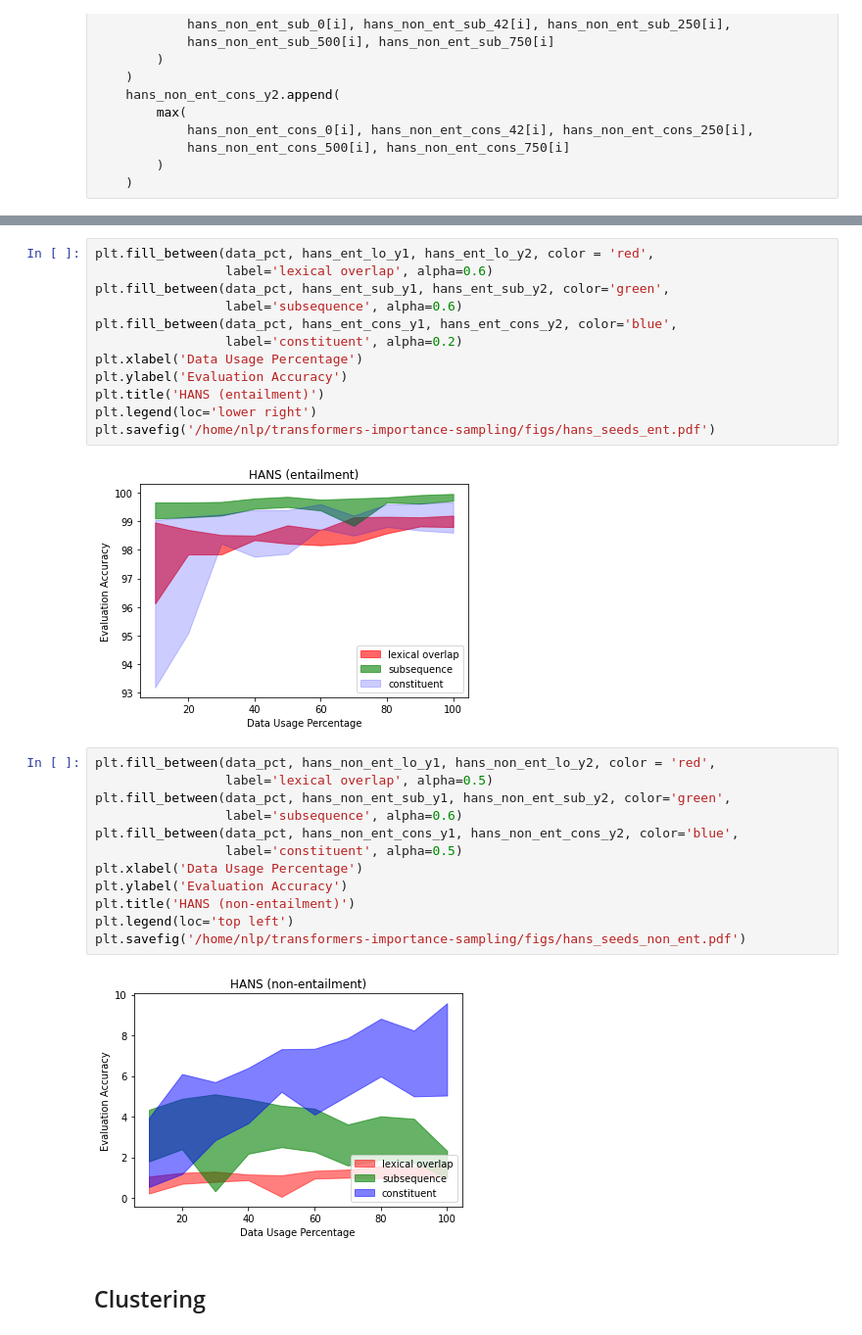
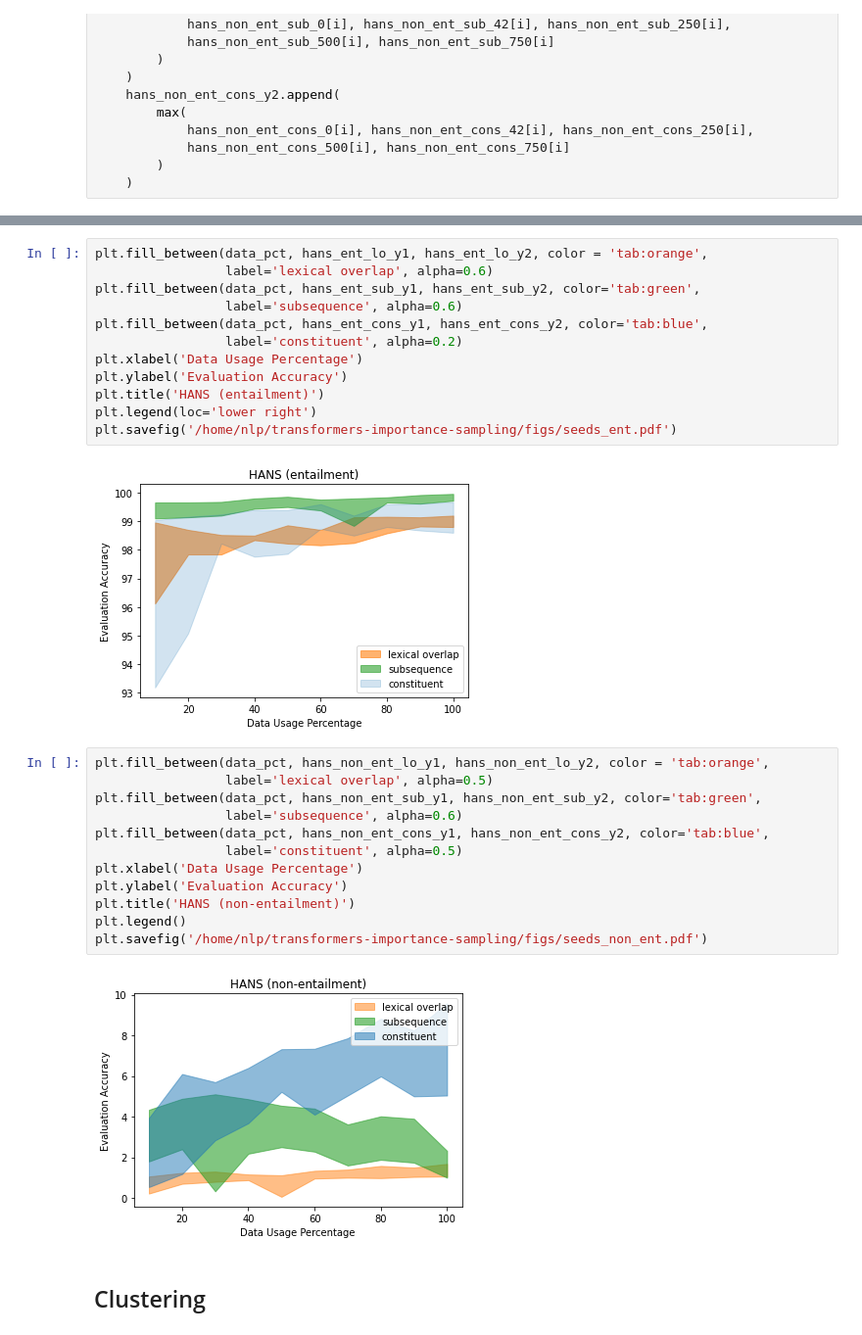
Before and after one commit to prajjwal1/generalize_lm_nli, a Jupyter notebook: nbs/graph_plots_paper.ipynb, the cells around one changed output, grey strips where cells are left out. Shown at 98% size. Saved outputs shown, nothing was run; the diff lists cells and outputs as text.

```diff
--- a/nbs/graph_plots_paper.ipynb
+++ b/nbs/graph_plots_paper.ipynb
@@ -199,33 +199,33 @@ plt.savefig('/home/nlp/transformers-importance-sampling/figs/mnli_variable_data_
 # %% [output]
 [figure]
 # %%
-plt.fill_between(data_pct, hans_ent_lo_y1, hans_ent_lo_y2, color = 'red',
+plt.fill_between(data_pct, hans_ent_lo_y1, hans_ent_lo_y2, color = 'tab:orange',
                  label='lexical overlap', alpha=0.6)
-plt.fill_between(data_pct, hans_ent_sub_y1, hans_ent_sub_y2, color='green',
+plt.fill_between(data_pct, hans_ent_sub_y1, hans_ent_sub_y2, color='tab:green',
                  label='subsequence', alpha=0.6)
-plt.fill_between(data_pct, hans_ent_cons_y1, hans_ent_cons_y2, color='blue',
+plt.fill_between(data_pct, hans_ent_cons_y1, hans_ent_cons_y2, color='tab:blue',
                  label='constituent', alpha=0.2)
 plt.xlabel('Data Usage Percentage')
 plt.ylabel('Evaluation Accuracy')
 plt.title('HANS (entailment)')
 plt.legend(loc='lower right')
-plt.savefig('/home/nlp/transformers-importance-sampling/figs/hans_seeds_ent.pdf')
+plt.savefig('/home/nlp/transformers-importance-sampling/figs/seeds_ent.pdf')
 # %% [output]
-[figure, old version]
+[figure, new version]
 # %%
-plt.fill_between(data_pct, hans_non_ent_lo_y1, hans_non_ent_lo_y2, color = 'red',
+plt.fill_between(data_pct, hans_non_ent_lo_y1, hans_non_ent_lo_y2, color = 'tab:orange',
                  label='lexical overlap', alpha=0.5)
-plt.fill_between(data_pct, hans_non_ent_sub_y1, hans_non_ent_sub_y2, color='green',
+plt.fill_between(data_pct, hans_non_ent_sub_y1, hans_non_ent_sub_y2, color='tab:green',
                  label='subsequence', alpha=0.6)
-plt.fill_between(data_pct, hans_non_ent_cons_y1, hans_non_ent_cons_y2, color='blue',
+plt.fill_between(data_pct, hans_non_ent_cons_y1, hans_non_ent_cons_y2, color='tab:blue',
                  label='constituent', alpha=0.5)
 plt.xlabel('Data Usage Percentage')
 plt.ylabel('Evaluation Accuracy')
 plt.title('HANS (non-entailment)')
-plt.legend(loc='top left')
-plt.savefig('/home/nlp/transformers-importance-sampling/figs/hans_seeds_non_ent.pdf')
+plt.legend()
+plt.savefig('/home/nlp/transformers-importance-sampling/figs/seeds_non_ent.pdf')
 # %% [output]
-[figure, old version]
+[figure, new version]
 # %% [markdown]
 ## Clustering
 # %% [markdown]
```
Also changed, not shown: parts of 32 cells of this notebook, 43 other files.
